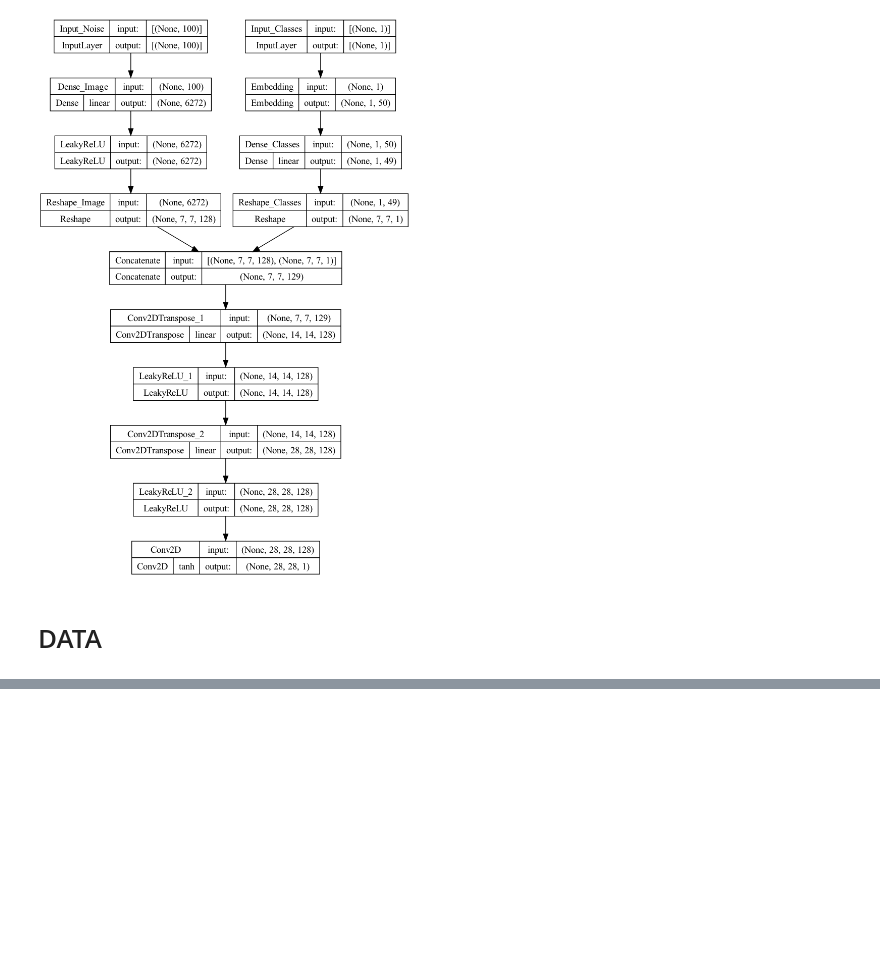
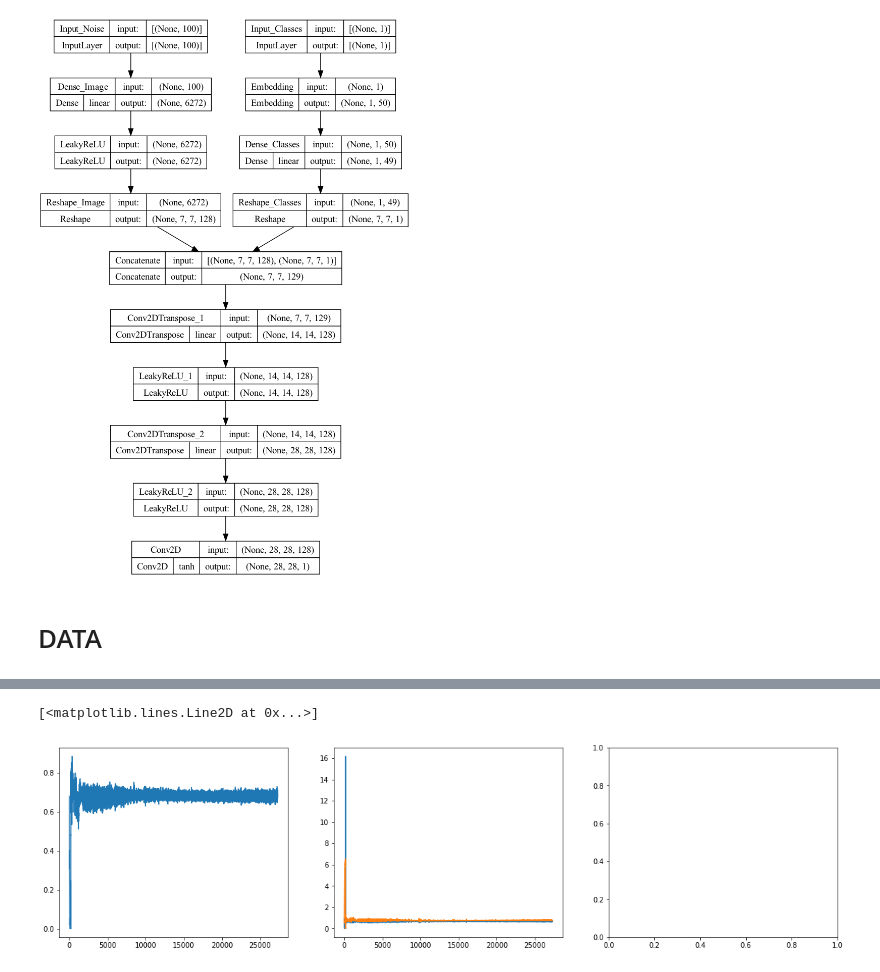
Before and after one commit to hamzzgab/DAS-GAND, a Jupyter notebook: notebooks/CGAN.ipynb, the cells around one changed output, grey strips where cells are left out. Saved outputs shown, nothing was run; the diff lists cells and outputs as text; code cells hidden in the pictures; blank space fills up the shorter version.

```diff
--- a/notebooks/CGAN.ipynb
+++ b/notebooks/CGAN.ipynb
@@ -340,13 +340,13 @@ def train(g_model, d_model, gan_model, dataset, latent_dim, n_epochs=100, n_batc
     return hash
 # %%
 latent_dim = 100
-d_model = define_discriminator(dataset_name='mnist')
+d_model = define_discriminator(dataset_name='fashion_mnist')
 # g_model = load_model(Path.cwd() / 'models/cgan/cifar10/gen_model_e-200.h5')
-g_model = define_generator(latent_dim=latent_dim, dataset_name='mnist')
+g_model = define_generator(latent_dim=latent_dim, dataset_name='fashion_mnist')
 gan_model = define_gan(g_model, d_model)
 
-GAN_NAME = f'cgan/mnist'
-dataset = load_real_samples(dataset=mnist, dataset_name='mnist')
+GAN_NAME = f'cgan/fashion_mnist'
+dataset = load_real_samples(dataset=fashion_mnist, dataset_name='fashion_mnist')
 # %%
 hash = train(g_model, d_model, gan_model, dataset, latent_dim, n_epochs=100, n_batch=256)
 pd.DataFrame.from_dict(hash).to_csv('mnist.csv',index=False)
@@ -372,0 +372,8 @@ pd.DataFrame.from_dict(hash).to_csv('mnist.csv',index=False)
+# %%
+fig, axs = plt.subplots(1, 3, figsize=(20, 5))
+axs[0].plot(hash['d_loss1'], color='C0')
+axs[1].plot(hash['d_loss2'], color='C0')
+axs[1].plot(hash['g_loss'], color='C1')
+# %% [output]
+[<matplotlib.lines.Line2D at 0x...>]
+[figure, added]
```
Also changed, not shown: parts of 1 cell of this notebook, 9 other files.
